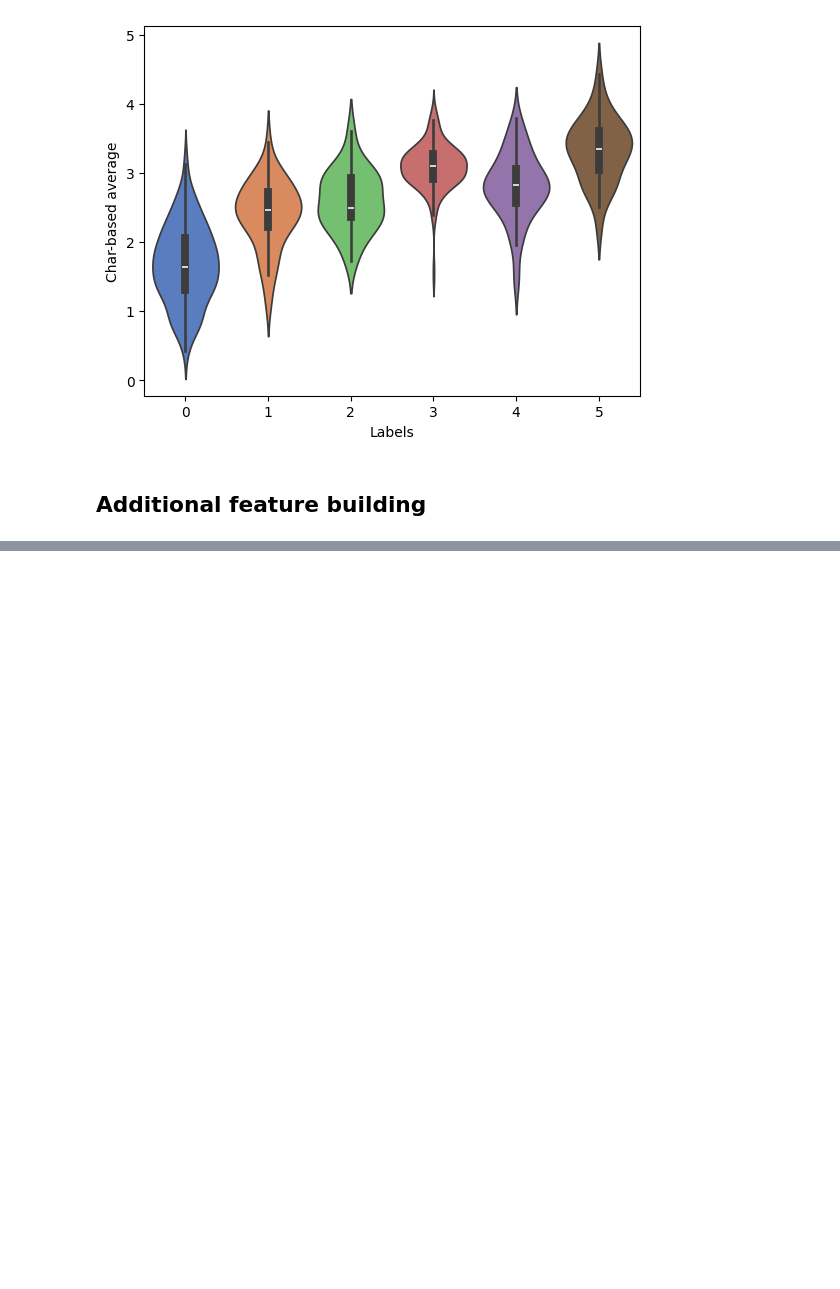
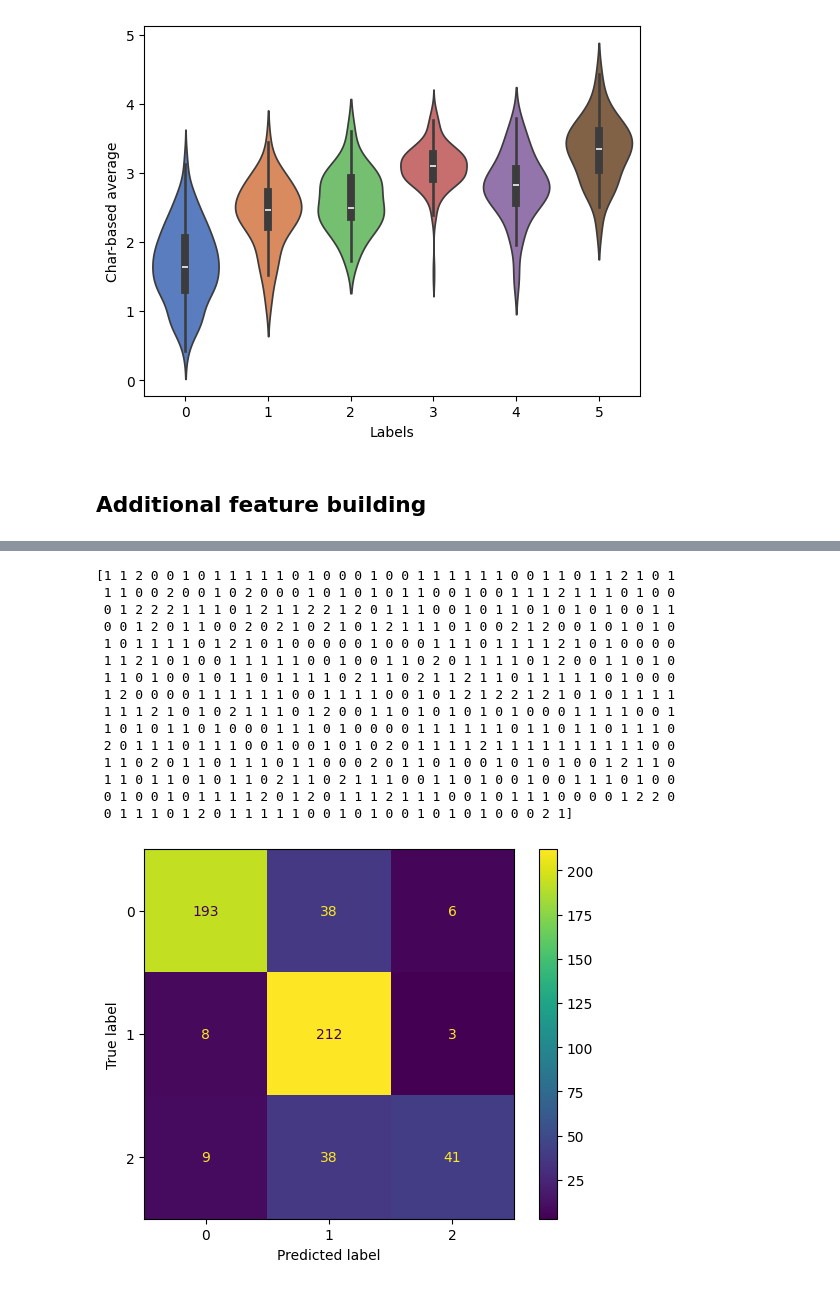
Before and after one commit to katjameden/ParlaMint_Sentiment, a Jupyter notebook: Aggregation/Notebooks/Metrics.ipynb, the cells around one changed output, grey strips where cells are left out. Cells and saved outputs as stored; diff of their text form; code cells hidden in the pictures; blank space fills up the shorter version.

```diff
--- a/Aggregation/Notebooks/Metrics.ipynb
+++ b/Aggregation/Notebooks/Metrics.ipynb
@@ -185,0 +262,25 @@ data.head()
+# %%
+y_3 = np.floor_divide(y, 2)
+y_pred_3 = np.floor_divide(y_pred_clip, 2)
+print(y_pred_3)
+cm = confusion_matrix(y_3, y_pred_3)
+disp = ConfusionMatrixDisplay(confusion_matrix=cm)
+disp.plot()
+plt.show()
+# %% [output]
+[1 1 2 0 0 1 0 1 1 1 1 1 0 1 0 0 0 1 0 0 1 1 1 1 1 1 0 0 1 1 0 1 1 2 1 0 1
+ 1 1 0 0 2 0 0 1 0 2 0 0 0 1 0 1 0 1 0 1 1 0 0 1 0 0 1 1 1 2 1 1 1 0 1 0 0
+ 0 1 2 2 2 1 1 1 0 1 2 1 1 2 2 1 2 0 1 1 1 0 0 1 0 1 1 0 1 0 1 0 1 0 0 1 1
+ 0 0 1 2 0 1 1 0 0 2 0 2 1 0 2 1 0 1 2 1 1 1 0 1 0 0 2 1 2 0 0 1 0 1 0 1 0
+ 1 0 1 1 1 1 0 1 2 1 0 1 0 0 0 0 0 1 0 0 0 1 1 1 0 1 1 1 1 2 1 0 1 0 0 0 0
+ 1 1 2 1 0 1 0 0 1 1 1 1 1 0 0 1 0 0 1 1 0 2 0 1 1 1 1 0 1 2 0 0 1 1 0 1 0
+ 1 1 0 1 0 0 1 0 1 1 0 1 1 1 1 0 2 1 1 0 2 1 1 2 1 1 0 1 1 1 1 1 0 1 0 0 0
+ 1 2 0 0 0 0 1 1 1 1 1 1 0 0 1 1 1 1 0 0 1 0 1 2 1 2 2 1 2 1 0 1 0 1 1 1 1
+ 1 1 1 2 1 0 1 0 2 1 1 1 0 1 2 0 0 1 1 0 1 0 1 0 1 0 1 0 0 0 1 1 1 1 0 0 1
+ 1 0 1 0 1 1 0 1 0 0 0 1 1 1 0 1 0 0 0 0 1 1 1 1 1 1 0 1 1 0 1 1 0 1 1 1 0
+ 2 0 1 1 1 0 1 1 1 0 0 1 0 0 1 0 1 0 2 0 1 1 1 1 2 1 1 1 1 1 1 1 1 1 1 0 0
+ 1 1 0 2 0 1 1 0 1 1 1 0 1 1 0 0 0 2 0 1 1 0 1 0 0 1 0 1 0 1 0 0 1 2 1 1 0
+ 1 1 0 1 1 0 1 0 1 1 0 2 1 1 0 2 1 1 1 0 0 1 1 0 1 0 0 1 0 0 1 1 1 0 1 0 0
+ 0 1 0 0 1 0 1 1 1 1 2 0 1 2 0 1 1 1 2 1 1 1 0 0 1 0 1 1 1 0 0 0 0 1 2 2 0
+ 0 1 1 1 0 1 2 0 1 1 1 1 1 0 0 1 0 1 0 0 1 0 1 0 1 0 0 0 2 1]
+[figure, added]
```
Also changed, not shown: parts of 12 cells of this notebook.
